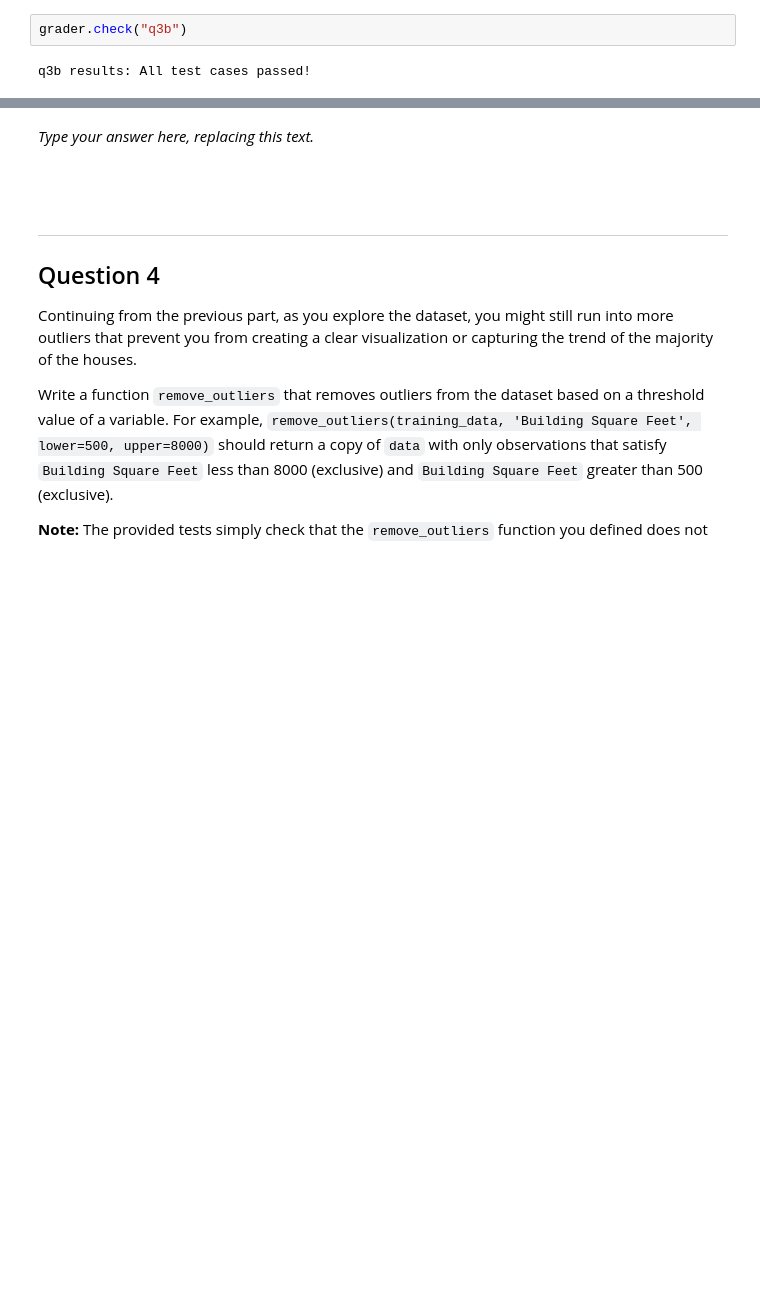
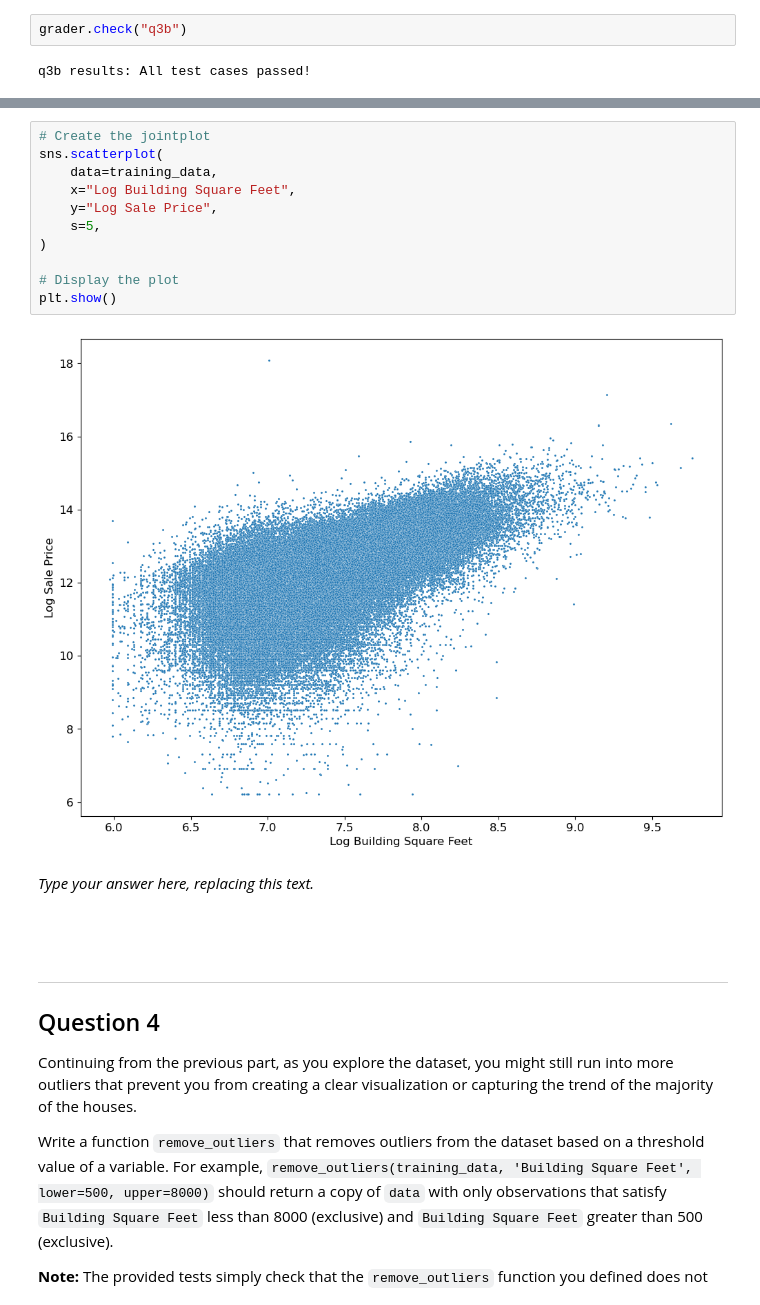
Before and after one commit to siriusyaoz/DS100-fall24, a Jupyter notebook: proj/projA1/projA1.ipynb, the cells around one changed output, grey strips where cells are left out. Cells and saved outputs as stored; diff of their text form; blank space fills up the shorter version.

```diff
--- a/proj/projA1/projA1.ipynb
+++ b/proj/projA1/projA1.ipynb
@@ -404,6 +404,19 @@ Based on the following plot, would `Log Building Square Feet` make a good candid
 **Hint:** To help answer this question, ask yourself: what kind of relationship does a “good” feature share with the target variable we aim to predict?
 
 ![Joint Plot](images/q2p3_jointplot.png)
+# %%
+# Create the jointplot
+sns.scatterplot(
+    data=training_data,
+    x="Log Building Square Feet",
+    y="Log Sale Price",
+    s=5,
+)
+
+# Display the plot
+plt.show()
+# %% [output]
+[figure, added]
 # %% [markdown]
 _Type your answer here, replacing this text._
 # %% [markdown]
```
Also changed, not shown: parts of 5 cells of this notebook, 4 other files.
